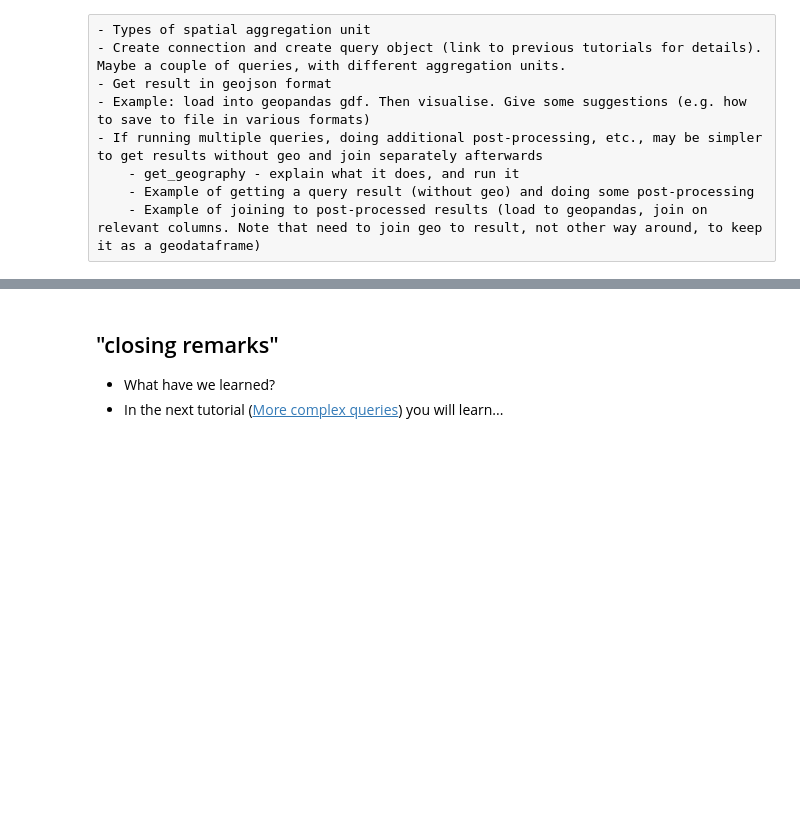
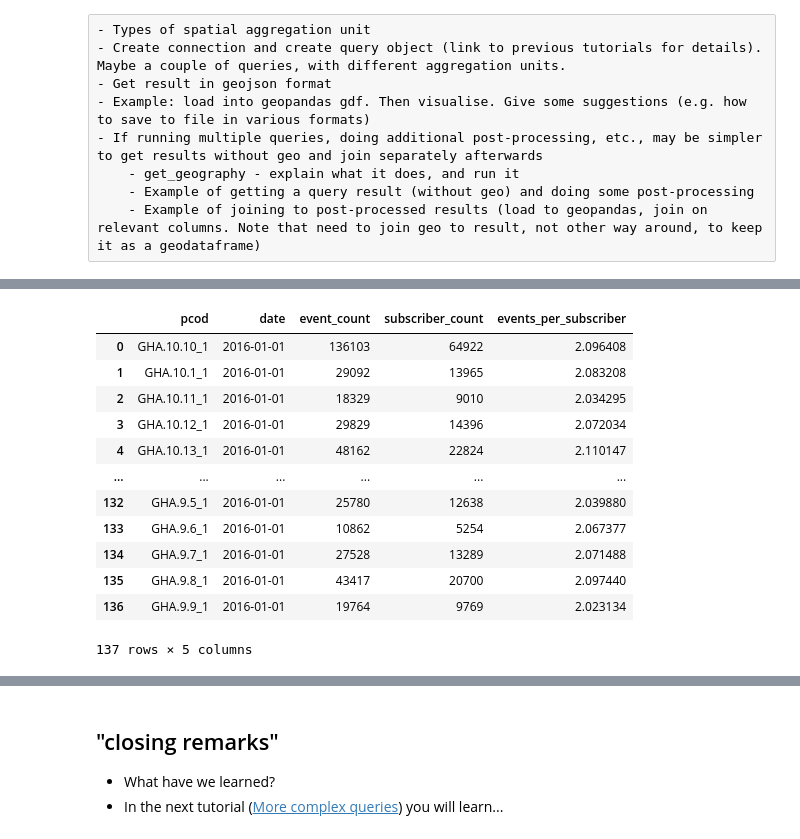
Before and after one commit to Flowminder/FlowKit-tutorials-Ghana, a Jupyter notebook: 03-geography.ipynb, the cells around one changed output, grey strips where cells are left out. Cells and saved outputs as stored; diff of their text form; code cells hidden in the pictures; blank space fills up the shorter version.

```diff
--- a/03-geography.ipynb
+++ b/03-geography.ipynb
@@ -18,0 +80,3 @@ In this tutorial you will learn:
+# %%
+event_counts_query_result_dataframe = event_counts_query.get_result()
+subscriber_counts_query_result_dataframe = subscriber_counts_query.get_result()
@@ -18,0 +99,2 @@ In this tutorial you will learn:
+# %%
+event_counts_query_result_dataframe = event_counts_query_result_dataframe.rename(columns={"value": "event_count"})
@@ -18,0 +137,17 @@ In this tutorial you will learn:
+# %%
+joined_results["events_per_subscriber"] = joined_results["event_count"] / joined_results["subscriber_count"]
+joined_results
+# %% [output]
+|  | pcod | date | event_count | subscriber_count | events_per_subscriber |
+| 0 | GHA.10.10_1 | 2016-01-01 | 136103 | 64922 | 2.096408 |
+| 1 | GHA.10.1_1 | 2016-01-01 | 29092 | 13965 | 2.083208 |
+| 2 | GHA.10.11_1 | 2016-01-01 | 18329 | 9010 | 2.034295 |
+| 3 | GHA.10.12_1 | 2016-01-01 | 29829 | 14396 | 2.072034 |
+| 4 | GHA.10.13_1 | 2016-01-01 | 48162 | 22824 | 2.110147 |
+| ... | ... | ... | ... | ... | ... |
+| 132 | GHA.9.5_1 | 2016-01-01 | 25780 | 12638 | 2.039880 |
+| 133 | GHA.9.6_1 | 2016-01-01 | 10862 | 5254 | 2.067377 |
+| 134 | GHA.9.7_1 | 2016-01-01 | 27528 | 13289 | 2.071488 |
+| 135 | GHA.9.8_1 | 2016-01-01 | 43417 | 20700 | 2.097440 |
+| 136 | GHA.9.9_1 | 2016-01-01 | 19764 | 9769 | 2.023134 |
+137 rows × 5 columns
```
Also changed, not shown: parts of 17 cells of this notebook, 1 other file.
